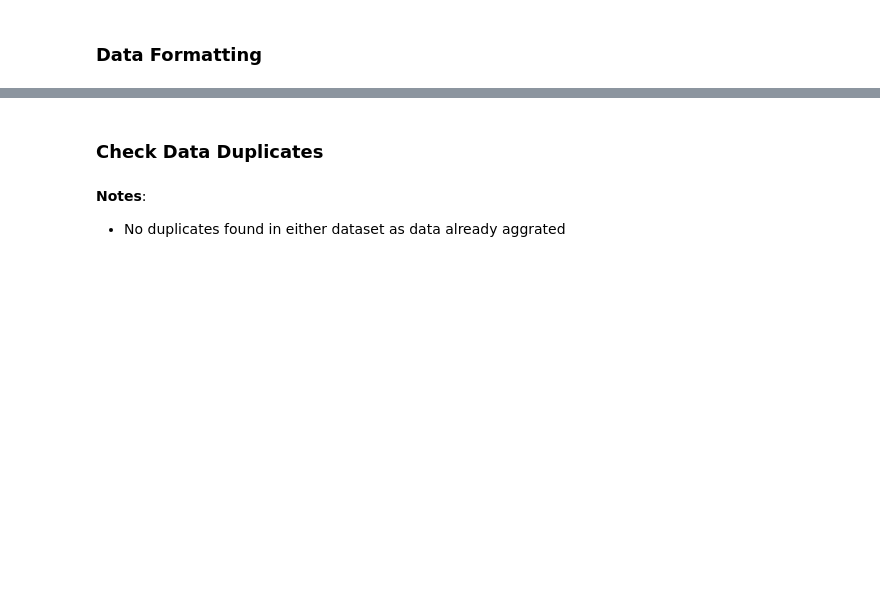
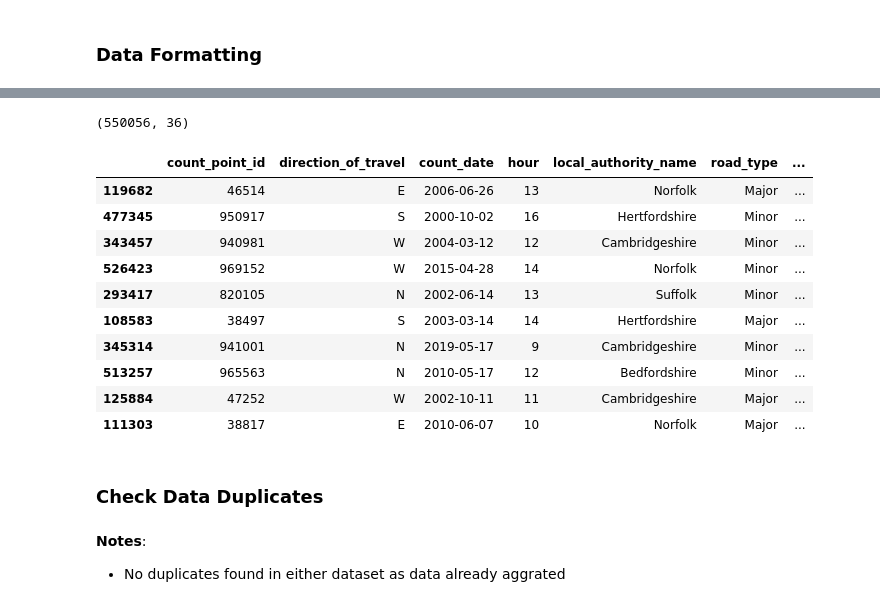
Before and after one commit to Emillia-rosette/traffic-volume-analysis, a Jupyter notebook: notebooks/01-data-loading-cleaning.ipynb, the cells around one changed output, grey strips where cells are left out. Saved outputs shown, nothing was run; the diff lists cells and outputs as text; code cells hidden in the pictures; blank space fills up the shorter version.

Commit message:
"data-loadinging-notebook-rearranged"

```diff
--- a/notebooks/01-data-loading-cleaning.ipynb
+++ b/notebooks/01-data-loading-cleaning.ipynb
@@ -124,2 +239,5 @@ Total rows in pd_count_pd_local_pointspoints: 6353
+# %%
+# conver `count_date` to datetime type
+east_england['count_date'] =  pd.to_datetime(pd_raw_count['count_date'])
 # %%
 # Check data types
@@ -164,5 +264,5 @@ dtype: object
 # %%
 # Extract Date Components
-pd_raw_count['Month'] = pd_raw_count['count_date'].dt.month
-pd_raw_count['Day_of_Week'] = pd_raw_count['count_date'].dt.day_name()
-pd_raw_count['Day'] = pd_raw_count['count_date'].dt.day
+east_england['Month'] = east_england['count_date'].dt.month
+east_england['Day_of_Week'] = east_england['count_date'].dt.day_name()
+east_england['Day'] = east_england['count_date'].dt.day
@@ -168,0 +278,3 @@ pd_raw_count['Day'] = pd_raw_count['count_date'].dt.day
+# %%
+# Create a 'timestamp' column by combining 'count_date' and 'hour'
+east_england['timestamp'] = pd.to_datetime(east_england['count_date']) + pd.to_timedelta(east_england['hour'], unit='h')
@@ -169,3 +291,33 @@ pd_raw_count['Day'] = pd_raw_count['count_date'].dt.day
+# %%
+east_england.shape
+# %% [output]
+(550056, 36)
+# %%
+columns_to_drop = [
+    'year', 'region_id', 'region_name', 'local_authority_id', 'road_name',
+    'easting', 'northing', 'start_junction_road_name', 'end_junction_road_name',
+    'link_length_km', 'link_length_miles', 'latitude', 'longitude', 'pedal_cycles',
+    'hgvs_2_rigid_axle', 'hgvs_3_rigid_axle', 'hgvs_4_or_more_rigid_axle',
+    'hgvs_3_or_4_articulated_axle', 'hgvs_5_articulated_axle', 'hgvs_6_articulated_axle',
+    'all_hgvs', 'buses_and_coaches', 'cars_and_taxis', 'two_wheeled_motor_vehicles',
+    'lgvs'
+]
+
+east_england_data = east_england.drop(columns=columns_to_drop)
+# %%
+east_england_data.sample(10)
+# %% [output]
+|  | count_point_id | direction_of_travel | count_date | hour | local_authority_name | road_type | ... |
+| 119682 | 46514 | E | 2006-06-26 | 13 | Norfolk | Major | ... |
+| 477345 | 950917 | S | 2000-10-02 | 16 | Hertfordshire | Minor | ... |
+| 343457 | 940981 | W | 2004-03-12 | 12 | Cambridgeshire | Minor | ... |
+| 526423 | 969152 | W | 2015-04-28 | 14 | Norfolk | Minor | ... |
+| 293417 | 820105 | N | 2002-06-14 | 13 | Suffolk | Minor | ... |
+| 108583 | 38497 | S | 2003-03-14 | 14 | Hertfordshire | Major | ... |
+| 345314 | 941001 | N | 2019-05-17 | 9 | Cambridgeshire | Minor | ... |
+| 513257 | 965563 | N | 2010-05-17 | 12 | Bedfordshire | Minor | ... |
+| 125884 | 47252 | W | 2002-10-11 | 11 | Cambridgeshire | Major | ... |
+| 111303 | 38817 | E | 2010-06-07 | 10 | Norfolk | Major | ... |
 # %% [markdown]
 ### Check Data Duplicates
 # %% [markdown]
```
Also changed, not shown: parts of 60 cells of this notebook, 2 other files.
